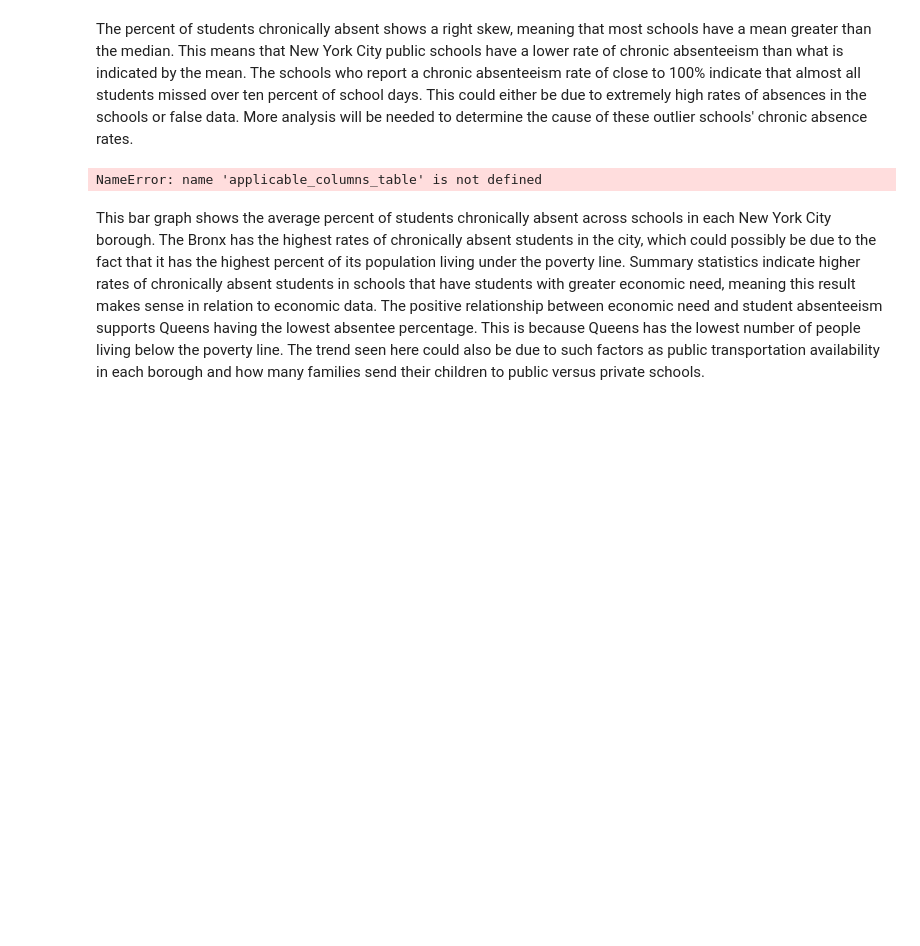
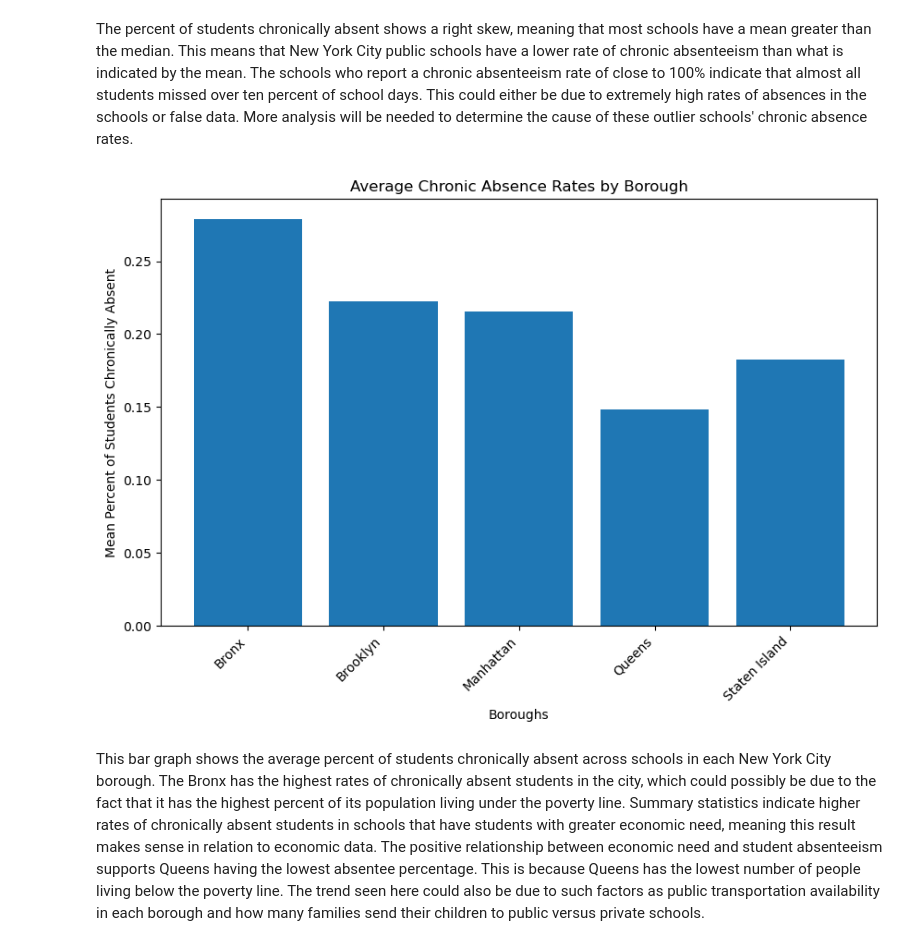
Before and after one commit to akreithen/ECO225-Project, a Jupyter notebook: Why are students absent?.ipynb, the cells around one changed output. Drawn from its saved outputs; the diff is of its cells as text; code cells hidden in the pictures; blank space fills up the shorter version.

```diff
--- a/Why are students absent?.ipynb
+++ b/Why are students absent?.ipynb
@@ -200,6 +198,7 @@ plt.show()
 The percent of students chronically absent shows a right skew, meaning that most schools have a mean greater than the median. This means that New York City public schools have a lower rate of chronic absenteeism than what is indicated by the mean. The schools who report a chronic absenteeism rate of close to 100% indicate that almost all students missed over ten percent of school days. This could either be due to extremely high rates of absences in the schools or false data. More analysis will be needed to determine the cause of these outlier schools' chronic absence rates.
 # %%
 #create bar plot to show chronic absence rates for each NYC borough
+applicable_columns_table = df
 
 def get_borough(zip_code):
     if 10001 <= zip_code <= 10282:
@@ -207,34 +206,34 @@ def get_borough(zip_code):
     elif 10301 <= zip_code <= 10314:
         return 'Staten Island'
     elif 10451 <= zip_code <= 10475:
         return 'Bronx'
     elif (11004 <= zip_code <= 11109) or (11351 <= zip_code <= 11697):
         return 'Queens'
     elif 11201 <= zip_code <= 11256:
         return 'Brooklyn'
     else:
         return 'Unknown'
 
 # get new borough column from the function
 applicable_columns_table['Borough'] = applicable_columns_table['Zip'].apply(get_borough)
 
 # Filter out 'Unknown' borough
 applicable_columns_table = applicable_columns_table[applicable_columns_table['Borough'] != 'Unknown']
 
 # group by borough and get average chronic absence rates
 grouped_data = applicable_columns_table.groupby('Borough')['Percent of Students Chronically Absent'].mean().reset_index()
 
 # Create a bar graph
 plt.figure(figsize=(10, 6))
 plt.bar(grouped_data['Borough'], grouped_data['Percent of Students Chronically Absent'])
 plt.xlabel('Boroughs')
 plt.ylabel('Mean Percent of Students Chronically Absent')
 plt.title('Average Chronic Absence Rates by Borough')
 plt.xticks(rotation=45, ha='right')
 
 plt.show()
 # %% [output]
-NameError: name 'applicable_columns_table' is not defined
+[figure, added]
 # %% [markdown]
 This bar graph shows the average percent of students chronically absent across schools in each New York City borough. The Bronx has the highest rates of chronically absent students in the city, which could possibly be due to the fact that it has the highest percent of its population living under the poverty line. Summary statistics indicate higher rates of chronically absent students in schools that have students with greater economic need, meaning this result makes sense in relation to economic data. The positive relationship between economic need and student absenteeism supports Queens having the lowest absentee percentage. This is because Queens has the lowest number of people living below the poverty line. The trend seen here could also be due to such factors as public transportation availability in each borough and how many families send their children to public versus private schools.
 # %%
```
Also changed, not shown: parts of 21 cells of this notebook.
